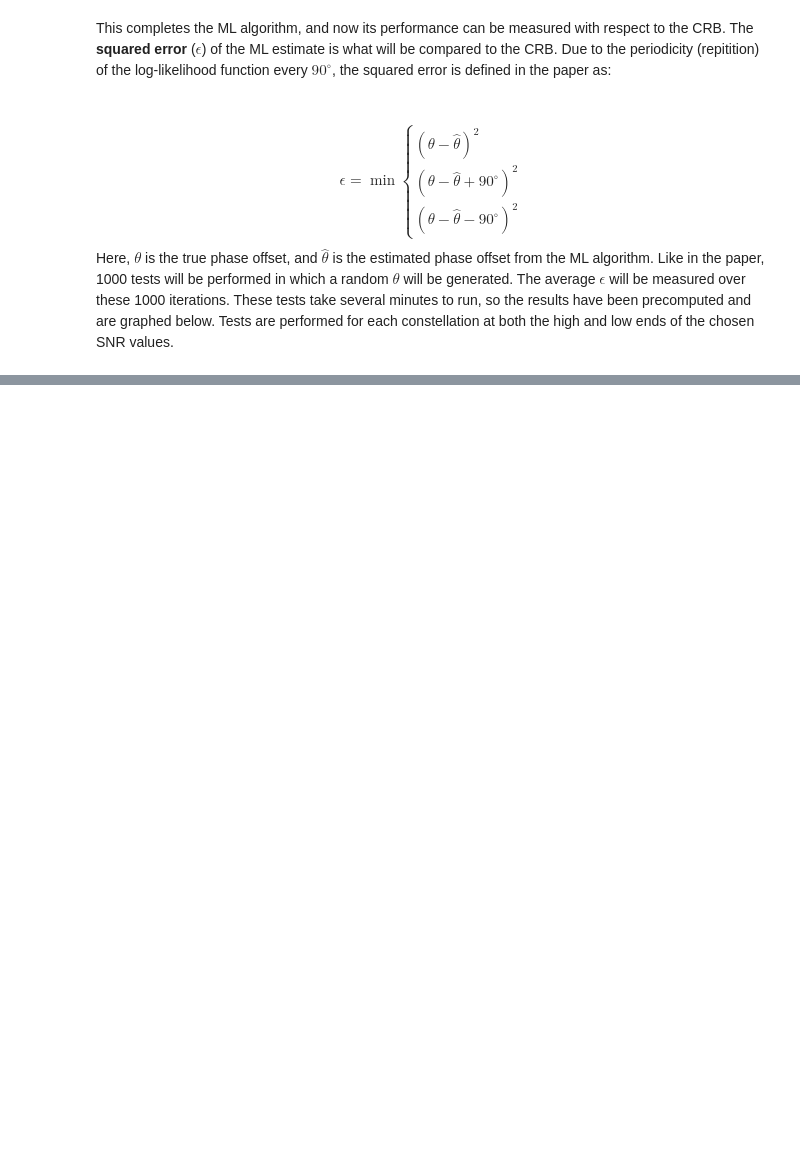
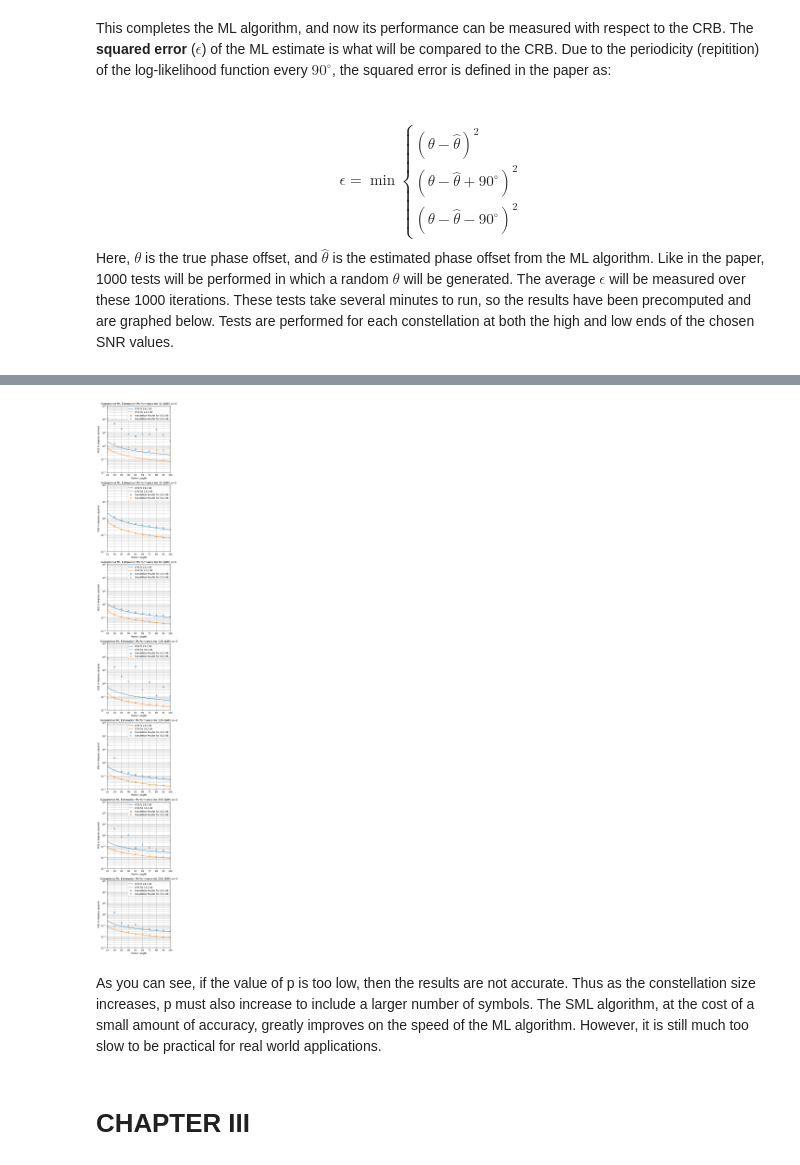
Before and after one commit to MrBubb1es/QAM-Thesis, a Jupyter notebook: QAM_Thesis.ipynb, the cells around one changed output, grey strips where cells are left out. Cells and saved outputs as stored; diff of their text form; code cells hidden in the pictures; blank space fills up the shorter version.

Commit message:
Added SML Algorithm

```diff
--- a/QAM_Thesis.ipynb
+++ b/QAM_Thesis.ipynb
@@ -354,3 +437,13 @@ As you can see, the ML estimation algorithms does a very good job estimating the
+# %%
+from thesisplots import graph_sml_results
+
+graph_sml_results()
+# %% [output]
+[figure, added]
+# %% [markdown]
+As you can see, if the value of p is too low, then the results are not accurate. Thus as the constellation size increases, p must also increase to include a larger number of symbols. The SML algorithm, at the cost of a small amount of accuracy, greatly improves on the speed of the ML algorithm. However, it is still much too slow to be practical for real world applications.
+# %% [markdown]
+# CHAPTER III
 # %% [markdown]
 # TODO
 
```
Also changed, not shown: parts of 27 cells of this notebook, 22 other files.
